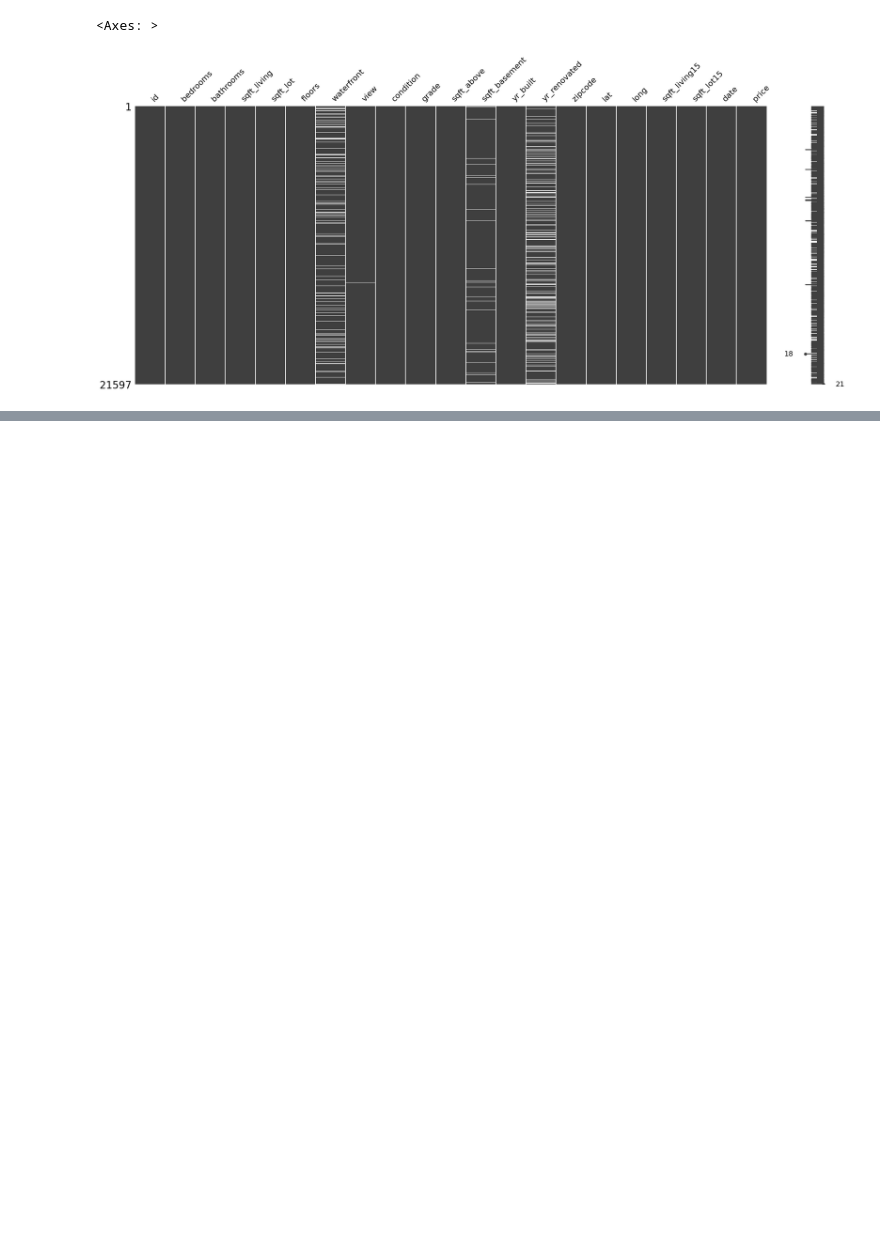
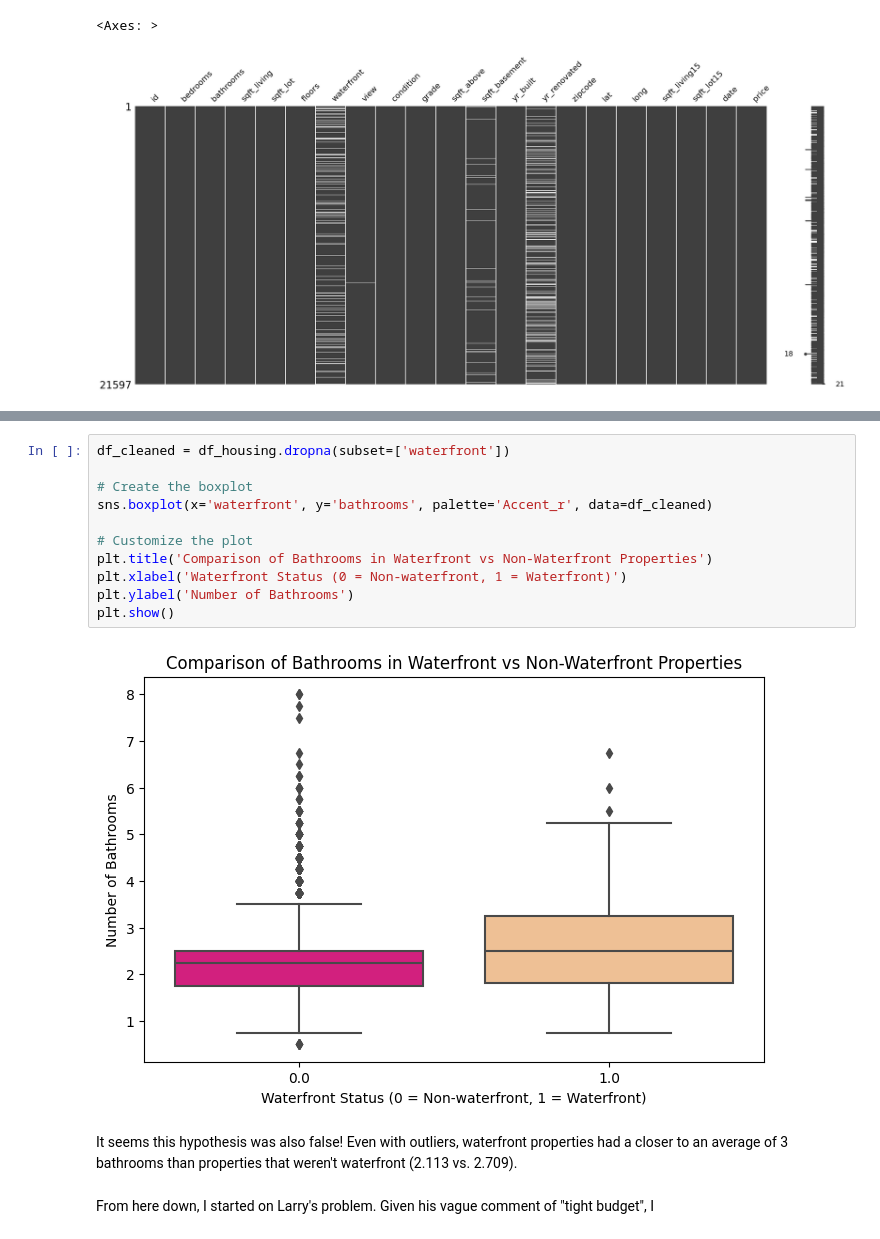
Before and after one commit to Toukant/eda-housing-data, a Jupyter notebook: Project_Playing.ipynb, the cells around one changed output, grey strips where cells are left out. Drawn from its saved outputs; the diff is of its cells as text; blank space fills up the shorter version.

```diff
--- a/Project_Playing.ipynb
+++ b/Project_Playing.ipynb
@@ -137,0 +276,17 @@ msno.matrix(df_housing)
+# %%
+df_cleaned = df_housing.dropna(subset=['waterfront'])
+
+# Create the boxplot
+sns.boxplot(x='waterfront', y='bathrooms', palette='Accent_r', data=df_cleaned)
+
+# Customize the plot
+plt.title('Comparison of Bathrooms in Waterfront vs Non-Waterfront Properties')
+plt.xlabel('Waterfront Status (0 = Non-waterfront, 1 = Waterfront)')
+plt.ylabel('Number of Bathrooms')
+plt.show()
+# %% [output]
+[figure, added]
+# %% [markdown]
+It seems this hypothesis was also false! Even with outliers, waterfront properties had a closer to an average of 3 bathrooms than properties that weren't waterfront (2.113 vs. 2.709).
+# %% [markdown]
+From here down, I started on Larry's problem. Given his vague comment of "tight budget", I
```
Also changed, not shown: parts of 39 cells of this notebook, 4 other files.
